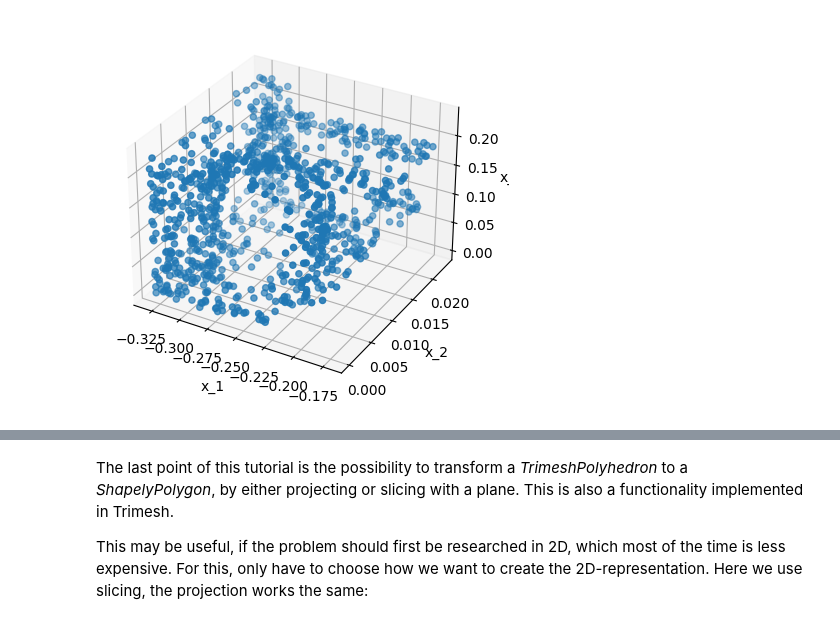
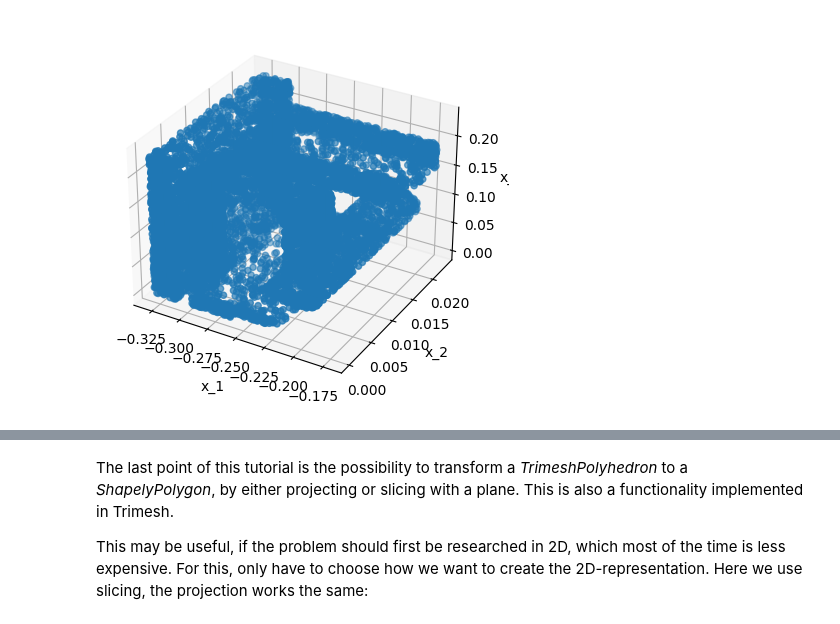
Before and after one commit to praksharma/DeepINN, a Jupyter notebook: Tutorials/1. Geometry/UKAEA SUT.ipynb, the cells around one changed output, grey strips where cells are left out. Saved outputs shown, nothing was run; the diff lists cells and outputs as text; code cells hidden in the pictures.

```diff
--- a/Tutorials/1. Geometry/UKAEA SUT.ipynb
+++ b/Tutorials/1. Geometry/UKAEA SUT.ipynb
@@ -19,6 +20,6 @@ dp.utils.scatter(X, P_sampler)
 # %%
-P_sampler = dp.samplers.RandomUniformSampler(P.boundary, n_points=1000, filter_fn=lambda x: abs(x[:,0]-0.2)<=0.9)
+P_sampler = dp.samplers.RandomUniformSampler(P.boundary, n_points=10000, filter_fn=lambda x: abs(x[:,0]-0.2)<=0.9)
 
 dp.utils.scatter(X, P_sampler)
 # %% [output]
-[figure, old version]
+[figure, new version]
```
Also changed, not shown: parts of 6 cells of this notebook.
